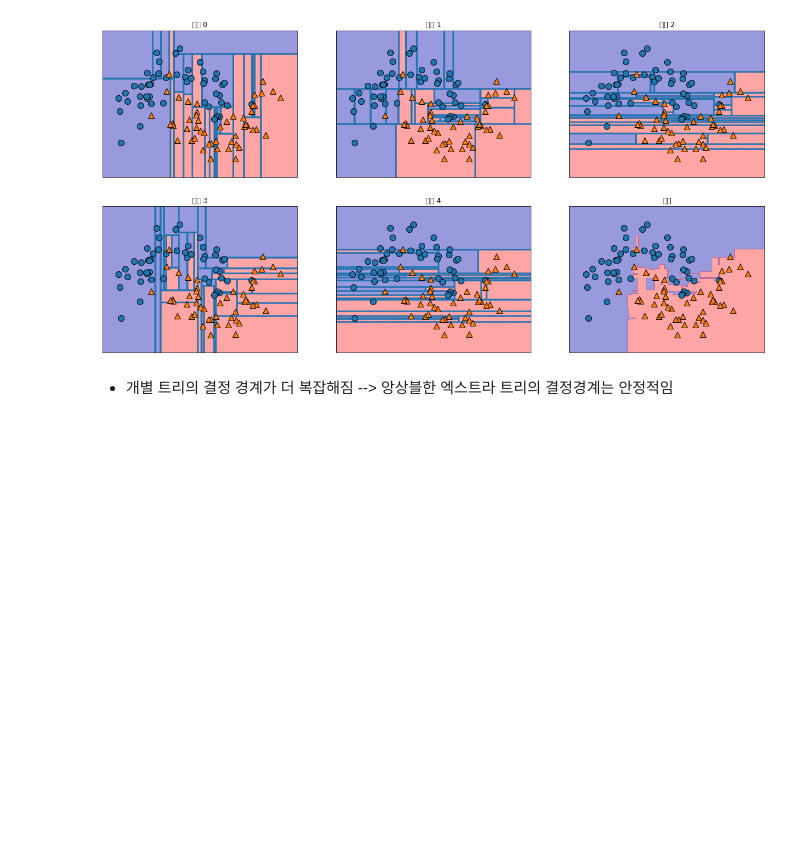
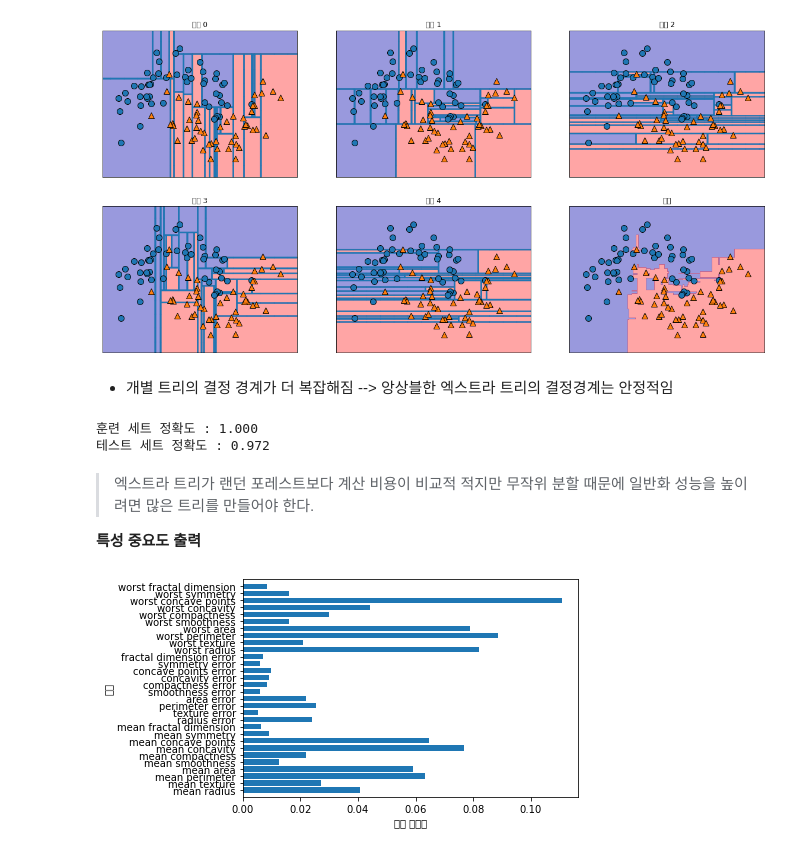
Before and after one commit to sja3410/Machine_Learning, a Jupyter notebook: sunjungAn/배깅, 엑스트라 트리, 에이다부스트.ipynb, the cells around one changed output. Drawn from its saved outputs; the diff is of its cells as text; code cells hidden in the pictures; blank space fills up the shorter version.

```diff
--- a/sunjungAn/배깅, 엑스트라 트리, 에이다부스트.ipynb
+++ b/sunjungAn/배깅, 엑스트라 트리, 에이다부스트.ipynb
@@ -106,3 +106,28 @@ plt.show()
 [figure]
 # %% [markdown]
 + 개별 트리의 결정 경계가 더 복잡해짐 --> 앙상블한 엑스트라 트리의 결정경계는 안정적임
+# %%
+# ExtraTreesClassifier 트리 개수를 100개로 지정
+
+xtree = ExtraTreesClassifier(n_estimators = 100, n_jobs = -1, random_state = 0)
+xtree.fit(Xc_train, yc_train)
+
+print("훈련 세트 정확도 : {:.3f}".format(xtree.score(Xc_train, yc_train)))
+print("테스트 세트 정확도 : {:.3f}".format(xtree.score(Xc_test, yc_test)))
+# %% [output]
+훈련 세트 정확도 : 1.000
+테스트 세트 정확도 : 0.972
+# %% [markdown]
+> 엑스트라 트리가 랜던 포레스트보다 계산 비용이 비교적 적지만 무작위 분할 때문에 일반화 성능을 높이려면 많은 트리를 만들어야 한다.
+
+**특성 중요도 출력**
+# %%
+n_features = cancer.data.shape[1] #특성
+plt.barh(range(n_features), xtree.feature_importances_, align = 'center')
+plt.yticks(np.arange(n_features), cancer.feature_names)
+plt.xlabel("특성 중요도")
+plt.ylabel("특성")
+plt.ylim(-1, n_features)
+plt.show()
+# %% [output]
+[figure, added]
```
Also changed, not shown: parts of 7 cells of this notebook.
